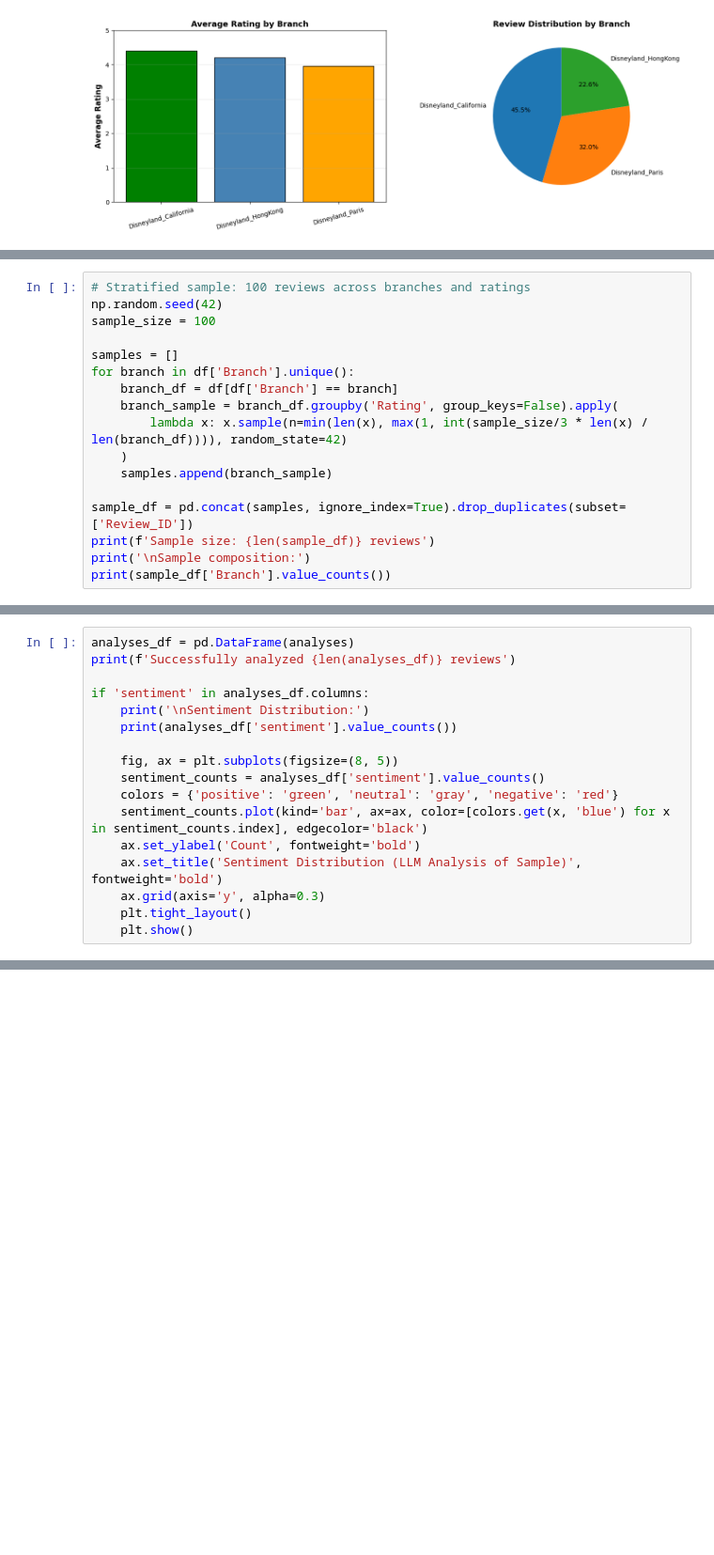
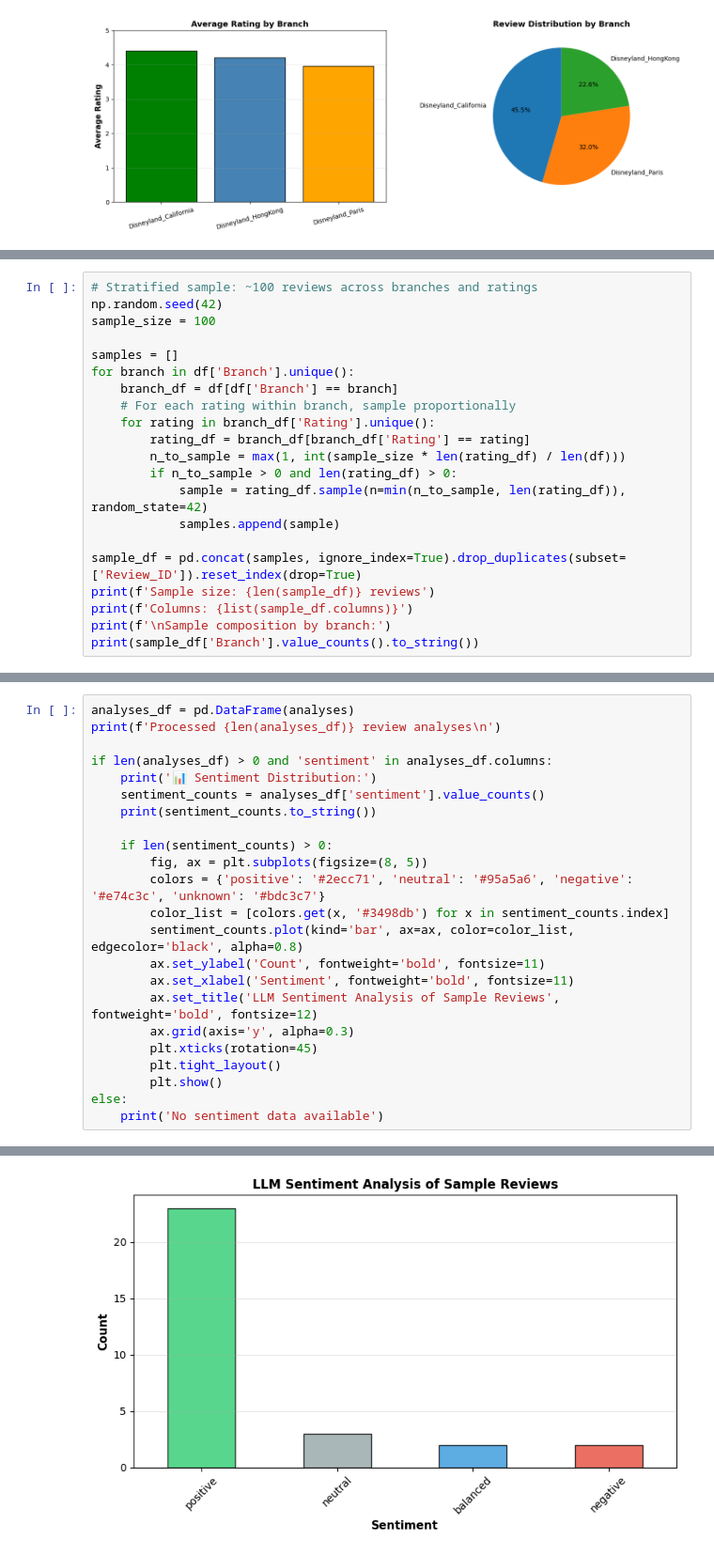
Before and after one commit to simulink1900/rag-system-poc, a Jupyter notebook: notebooks/eda_and_insights.ipynb, the cells around one changed output, grey strips where cells are left out. Shown at 94% size. Cells and saved outputs as stored; diff of their text form; blank space fills up the shorter version.

```diff
--- a/notebooks/eda_and_insights.ipynb
+++ b/notebooks/eda_and_insights.ipynb
@@ -362,19 +354,23 @@ LLM initialized for text analysis
 # %%
-# Stratified sample: 100 reviews across branches and ratings
+# Stratified sample: ~100 reviews across branches and ratings
 np.random.seed(42)
 sample_size = 100
 
 samples = []
 for branch in df['Branch'].unique():
     branch_df = df[df['Branch'] == branch]
-    branch_sample = branch_df.groupby('Rating', group_keys=False).apply(
-        lambda x: x.sample(n=min(len(x), max(1, int(sample_size/3 * len(x) / len(branch_df)))), random_state=42)
-    )
-    samples.append(branch_sample)
+    # For each rating within branch, sample proportionally
+    for rating in branch_df['Rating'].unique():
+        rating_df = branch_df[branch_df['Rating'] == rating]
+        n_to_sample = max(1, int(sample_size * len(rating_df) / len(df)))
+        if n_to_sample > 0 and len(rating_df) > 0:
+            sample = rating_df.sample(n=min(n_to_sample, len(rating_df)), random_state=42)
+            samples.append(sample)
 
-sample_df = pd.concat(samples, ignore_index=True).drop_duplicates(subset=['Review_ID'])
+sample_df = pd.concat(samples, ignore_index=True).drop_duplicates(subset=['Review_ID']).reset_index(drop=True)
 print(f'Sample size: {len(sample_df)} reviews')
-print('\nSample composition:')
-print(sample_df['Branch'].value_counts())
+print(f'Columns: {list(sample_df.columns)}')
+print(f'\nSample composition by branch:')
+print(sample_df['Branch'].value_counts().to_string())
 # %% [output]
 Sample size: 94 reviews
@@ -444,18 +450,24 @@ KeyError: 'Rating'
 # %%
 analyses_df = pd.DataFrame(analyses)
-print(f'Successfully analyzed {len(analyses_df)} reviews')
+print(f'Processed {len(analyses_df)} review analyses\n')
 
-if 'sentiment' in analyses_df.columns:
-    print('\nSentiment Distribution:')
-    print(analyses_df['sentiment'].value_counts())
+if len(analyses_df) > 0 and 'sentiment' in analyses_df.columns:
+    print('📊 Sentiment Distribution:')
+    sentiment_counts = analyses_df['sentiment'].value_counts()
+    print(sentiment_counts.to_string())
 
-    fig, ax = plt.subplots(figsize=(8, 5))
-    sentiment_counts = analyses_df['sentiment'].value_counts()
-    colors = {'positive': 'green', 'neutral': 'gray', 'negative': 'red'}
-    sentiment_counts.plot(kind='bar', ax=ax, color=[colors.get(x, 'blue') for x in sentiment_counts.index], edgecolor='black')
-    ax.set_ylabel('Count', fontweight='bold')
-    ax.set_title('Sentiment Distribution (LLM Analysis of Sample)', fontweight='bold')
-    ax.grid(axis='y', alpha=0.3)
-    plt.tight_layout()
-    plt.show()
+    if len(sentiment_counts) > 0:
+        fig, ax = plt.subplots(figsize=(8, 5))
+        colors = {'positive': '#2ecc71', 'neutral': '#95a5a6', 'negative': '#e74c3c', 'unknown': '#bdc3c7'}
+        color_list = [colors.get(x, '#3498db') for x in sentiment_counts.index]
+        sentiment_counts.plot(kind='bar', ax=ax, color=color_list, edgecolor='black', alpha=0.8)
+        ax.set_ylabel('Count', fontweight='bold', fontsize=11)
+        ax.set_xlabel('Sentiment', fontweight='bold', fontsize=11)
+        ax.set_title('LLM Sentiment Analysis of Sample Reviews', fontweight='bold', fontsize=12)
+        ax.grid(axis='y', alpha=0.3)
+        plt.xticks(rotation=45)
+        plt.tight_layout()
+        plt.show()
+else:
+    print('No sentiment data available')
 # %% [output]
@@ -462,0 +482 @@ Successfully analyzed 0 reviews
+[figure, added]
```
Also changed, not shown: parts of 21 cells of this notebook, 2 other files.
